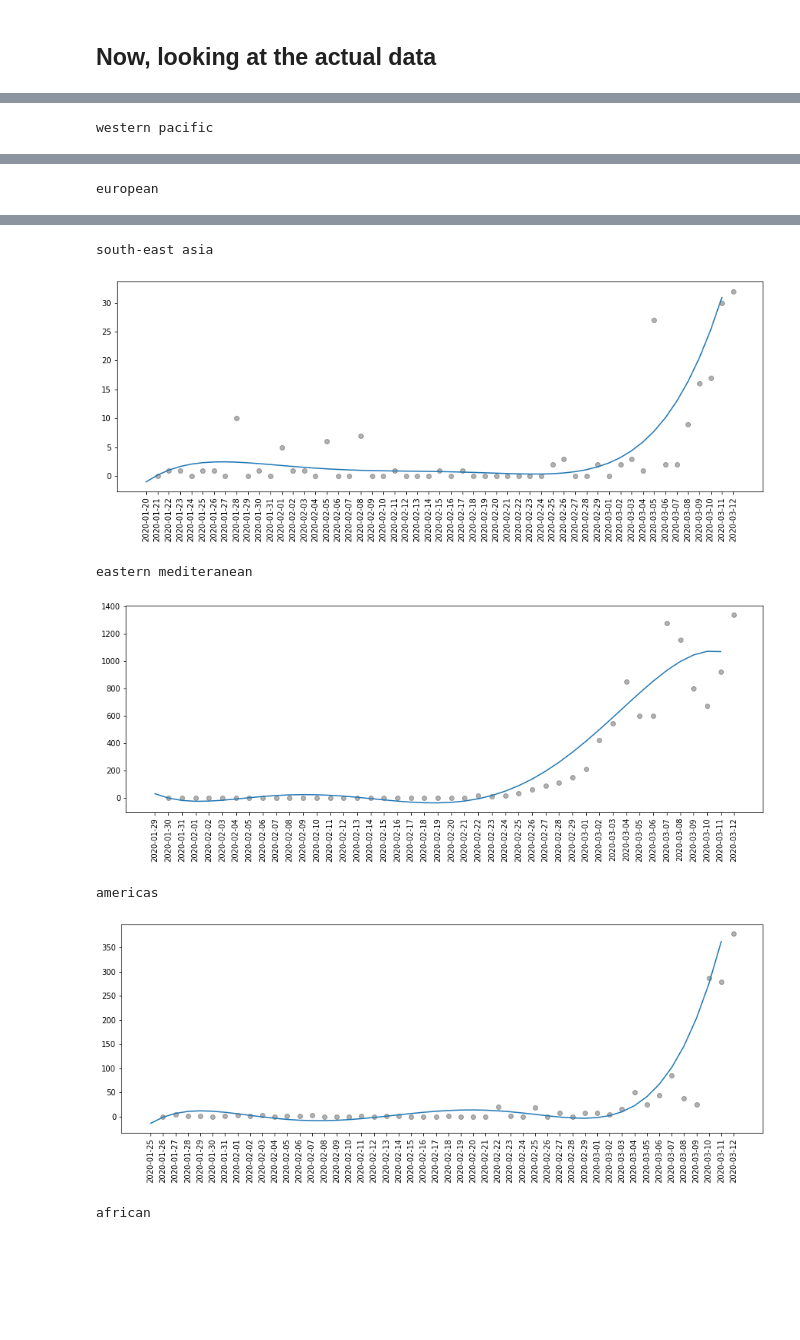
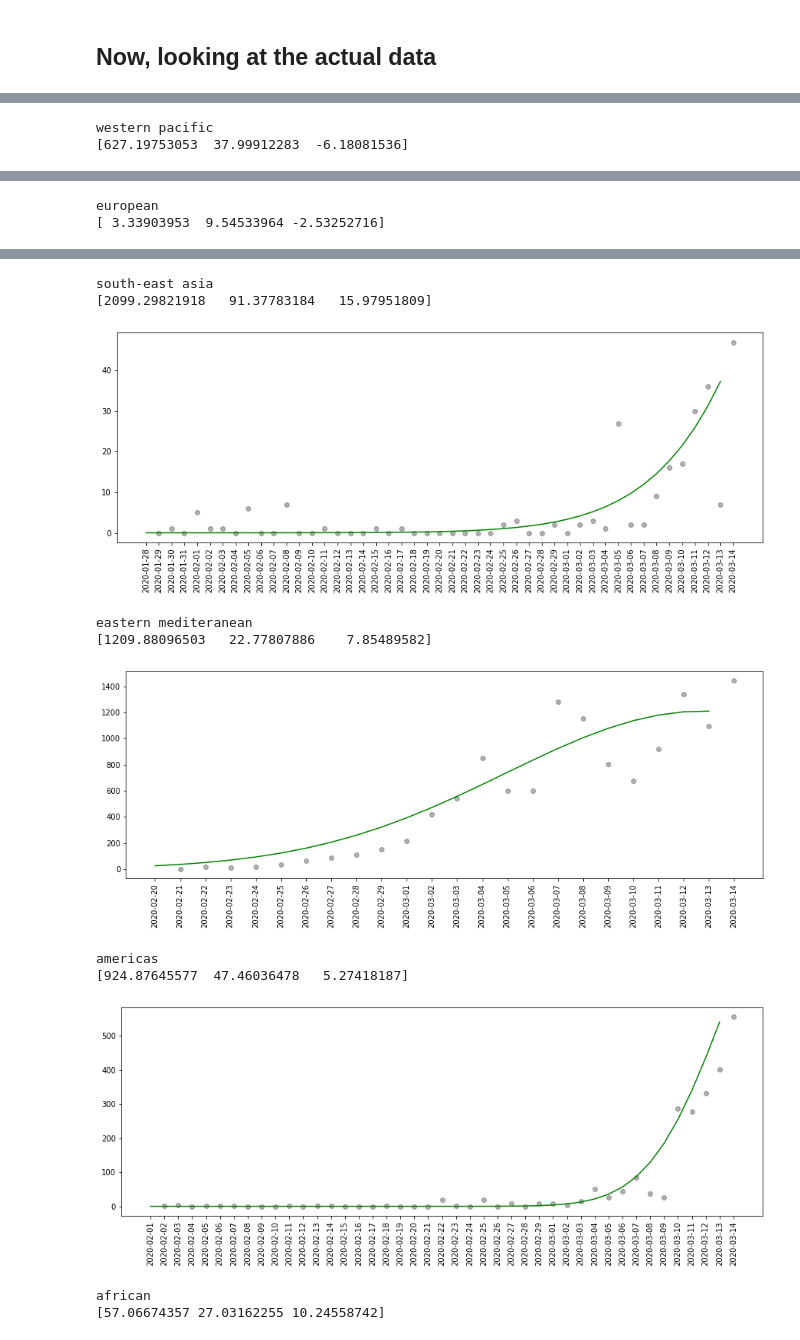
Before and after one commit to ericphamhung/covid-19, a Jupyter notebook: Main-ncov.ipynb, the cells around one changed output, grey strips where cells are left out. Saved outputs shown, nothing was run; the diff lists cells and outputs as text; code cells hidden in the pictures; blank space fills up the shorter version.

```diff
--- a/Main-ncov.ipynb
+++ b/Main-ncov.ipynb
@@ -259 +262,5 @@ plt.show()
+# %%
+#guassian function
+def fx(x, a,b,c):
+    return a*np.exp(-(x-b)**2/(2*(c**2)))
 # %%
@@ -371,4 +301,6 @@ plt.show()
 # %%
+# dividing the countries by region
+
 regions = {
     'china':['China'],
     'western pacific':['South Korea', 'Japan', 'Singapore', 'Malaysia',
@@ -382,7 +314,7 @@ regions = {
                 'Estonia', 'Hungary', 'Belarus', 'Albania', 'Slovakia', 'Azerbaijan',
                 'Bulgaria', 'North Macedonia', 'Cyprus', 'Malta', 'Bosnia and Herzegovina',
                'Moldova', 'Lithuania', 'Andorra', 'Armenia', 'Holy See', 'Liechtenstein',
-                'Monaco', 'Turkey', 'Ukraine', 'Faroe Islands', 'Gibraltar', 'Guernsey'],
+                'Monaco', 'Turkey', 'Ukraine', 'Faroe Islands', 'Gibraltar', 'Guernsey', 'Jersey'],
     'south-east asia':['India', 'Thailand', 'Indonesia', 'Maldives', 'Bangladesh',
                        'Sri Lanka', 'Bhutan', 'Nepal'],
     'eastern mediteranean':['Iran', 'Qatar', 'Bahrain', 'Kuwait', 'United Arab Emirates',
@@ -391,18 +323,22 @@ regions = {
     'americas':['United States', 'Canada', 'Brazil', 'Chile', 'Argentina', 'Ecuador',
                 'Peru', 'Costa Rica', 'Mexico', 'Panama', 'Colombia', 'Dominican Republic',
                 'Paraguay', 'Bolivia', 'Honduras', 'Jamaica', 'French Guiana', 'Martinique',
-                'Saint Martin', 'Saint Barthelemy'],
+                'Saint Martin', 'Saint Barthelemy', 'Antigua and Barbuda', 'Cayman Islands',
+               'Cuba', 'Guadeloupe', 'Guyana', 'Kenya', 'Puerto Rico', 'Saint Vincent',
+               'Venezuela'],
     'african':['Algeria', 'South Africa', 'Senegal', 'Burkina Faso', 'Cameroon', 'Nigeria',
-               'Ivory Coast', 'Congo', 'Togo']
+               'Ivory Coast', 'Congo', 'Togo', 'Ethiopia', 'Gabon', 'Ghana', 'Guinea',
+              'Reunion', 'Sudan', 'Trinidad and Tobago']
 
 }
 # %%
 # plotting by region
+for region, _ in regions.items():
+    print(region)
 
-for region, _ in regions.items():
     df_part = df[regions[region]]
     df_part['total'] = df_part.sum(axis=1)
-    df_part = df_part.loc[df_part['total']>1] #checks for at least 10 cases
+    df_part = df_part.loc[df_part['total']>10] #checks for at least 10 cases
 
 #     plt.figure(figsize=(15,5))
 #     plt.scatter(x=df_part.index ,y=df_part['total'], alpha = 0.5)
@@ -412,6 +348,9 @@ for region, _ in regions.items():
 
     # taking derivative
     d1 = df_part['total'].diff()
+
+    if region == 'china':
+        d1.drop(index='2020-02-17', inplace=True)
 
     plt.figure(figsize=(15,5))
     plt.scatter(y=d1, x=d1.index, c='k', alpha=0.3)
@@ -423,13 +362,35 @@ for region, _ in regions.items():
     X = np.array(dd1.index)#.reshape(-1,1)
     y = np.array(dd1)#.reshape(-1,1)
 
+    # regression
+    svr_rbf = SVR(kernel='rbf', C=1e2, gamma=0.1)
+
+
+    if region =='european':
+        params, params_cov = optimize.curve_fit(fx,X,y,p0=[3000,20,5],maxfev=1000)
+#         params, params_cov = optimize.curve_fit(fx,X,y,p0=[8000,45,-5],maxfev=1000)
+    else:
+        params, params_cov = optimize.curve_fit(fx,X,y)
+
+    print(params)
+
+
 
     # plotting line of best fit
     p = np.poly1d(np.polyfit(np.array(dd1.index),np.array(dd1), deg=5))
 
-    plt.plot(p(X))
 
-    print(region)
+#     plt.plot(p(X))
+    svr_rbf.fit(np.array(dd1.index).reshape(-1,1),np.array(dd1).reshape(-1,1))
+    yy = svr_rbf.predict(X.reshape(-1,1))
+
+    if region =='european':
+        yyy = fx(X,7500,45,-4)
+    else:
+        yyy = fx(X,*params)
+
+#     plt.plot(yy)
+    plt.plot(yyy,c='g')
     plt.show()
 #     break
 # %% [output]
@@ -438 +400,2 @@ china
 western pacific
+[627.19753053  37.99912283  -6.18081536]
@@ -440 +403,2 @@ western pacific
 european
+[ 3.33903953  9.54533964 -2.53252716]
@@ -442,7 +406,11 @@ european
 south-east asia
+[2099.29821918   91.37783184   15.97951809]
-[figure, old version]
+[figure, new version]
 eastern mediteranean
+[1209.88096503   22.77807886    7.85489582]
-[figure, old version]
+[figure, new version]
 americas
+[924.87645577  47.46036478   5.27418187]
-[figure, old version]
+[figure, new version]
 african
+[57.06674357 27.03162255 10.24558742]
```
Also changed, not shown: parts of 15 cells of this notebook, 4 other files.
